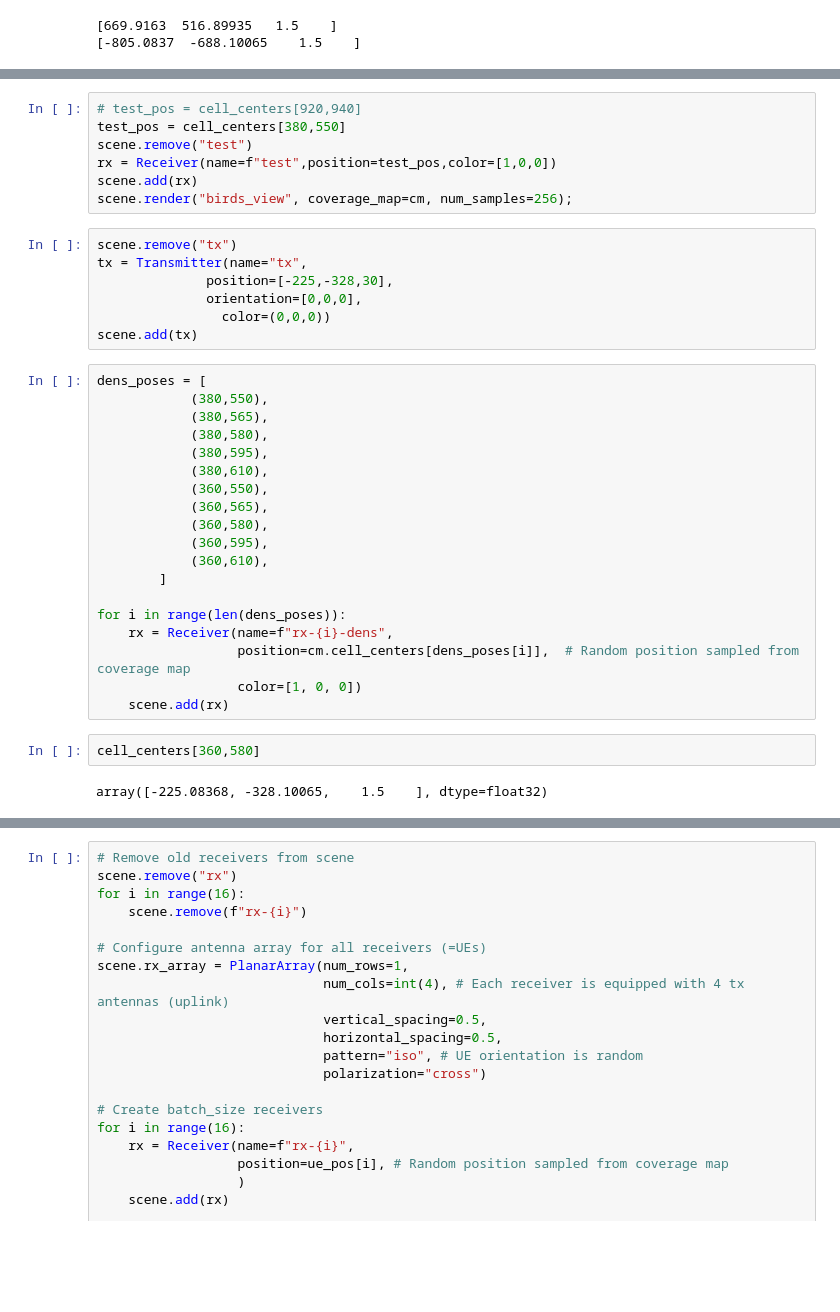
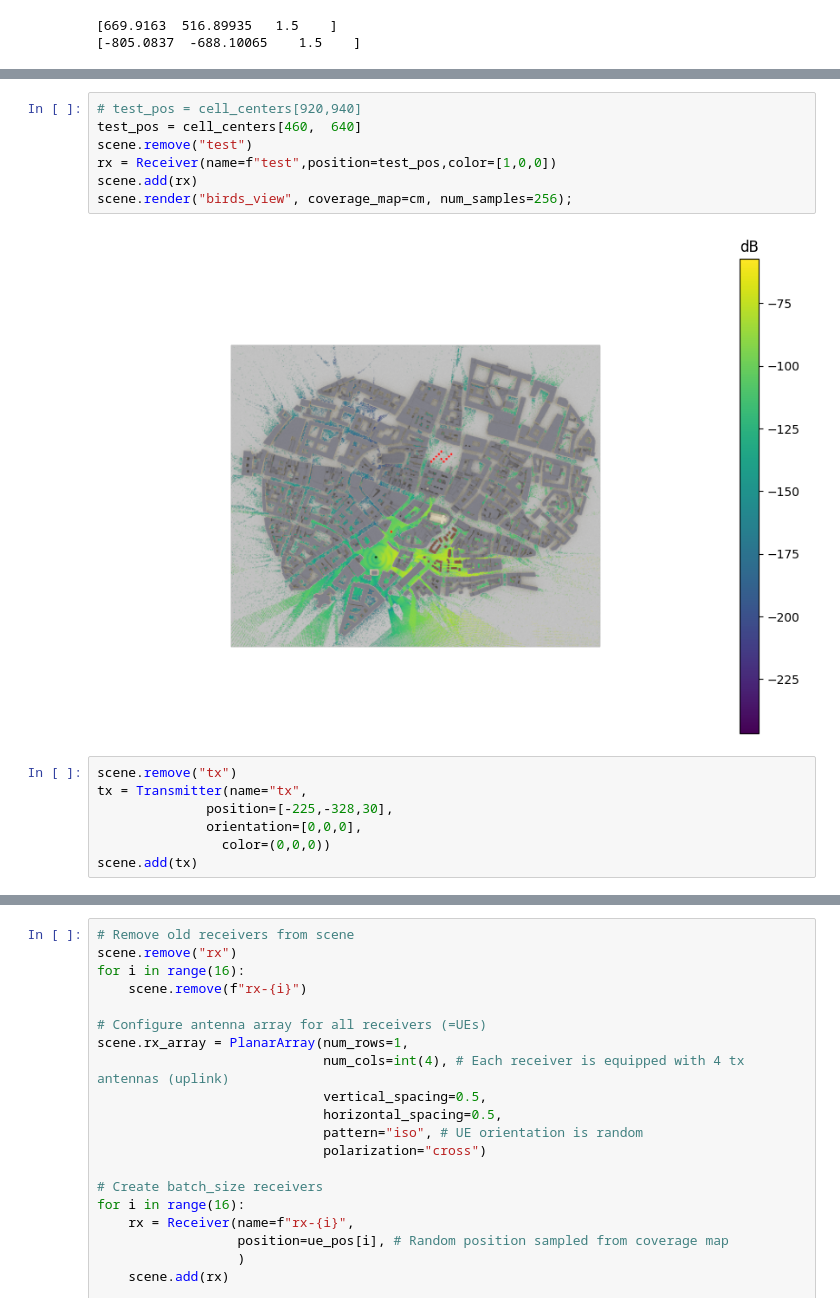
Before and after one commit to nurullahsevim/RLHF, a Jupyter notebook: sionna_demo.ipynb, the cells around one changed output, grey strips where cells are left out. Drawn from its saved outputs; the diff is of its cells as text; blank space fills up the shorter version.

```diff
--- a/sionna_demo.ipynb
+++ b/sionna_demo.ipynb
@@ -169,10 +193,12 @@ print(np.min(cell_centers_rehsaped,axis=0))
 # %%
 # test_pos = cell_centers[920,940]
-test_pos = cell_centers[380,550]
+test_pos = cell_centers[460,  640]
 scene.remove("test")
 rx = Receiver(name=f"test",position=test_pos,color=[1,0,0])
 scene.add(rx)
 scene.render("birds_view", coverage_map=cm, num_samples=256);
+# %% [output]
+[figure, added]
 # %%
 scene.remove("tx")
 tx = Transmitter(name="tx",
@@ -180,26 +206,3 @@ tx = Transmitter(name="tx",
               orientation=[0,0,0],
                 color=(0,0,0))
 scene.add(tx)
-# %%
-dens_poses = [
-            (380,550),
-            (380,565),
-            (380,580),
-            (380,595),
-            (380,610),
-            (360,550),
-            (360,565),
-            (360,580),
-            (360,595),
-            (360,610),
-        ]
-
-for i in range(len(dens_poses)):
-    rx = Receiver(name=f"rx-{i}-dens",
-                  position=cm.cell_centers[dens_poses[i]],  # Random position sampled from coverage map
-                  color=[1, 0, 0])
-    scene.add(rx)
-# %%
-cell_centers[360,580]
-# %% [output]
-array([-225.08368, -328.10065,    1.5    ], dtype=float32)
```
Also changed, not shown: parts of 9 cells of this notebook, 5 other files.
